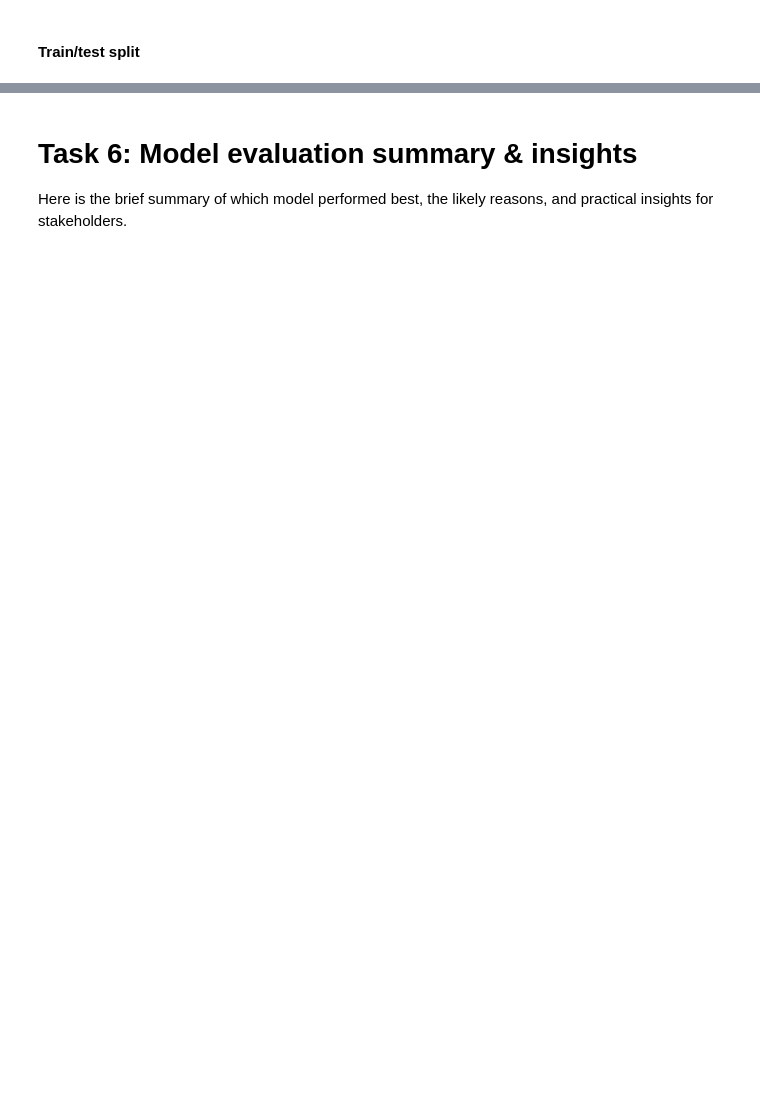
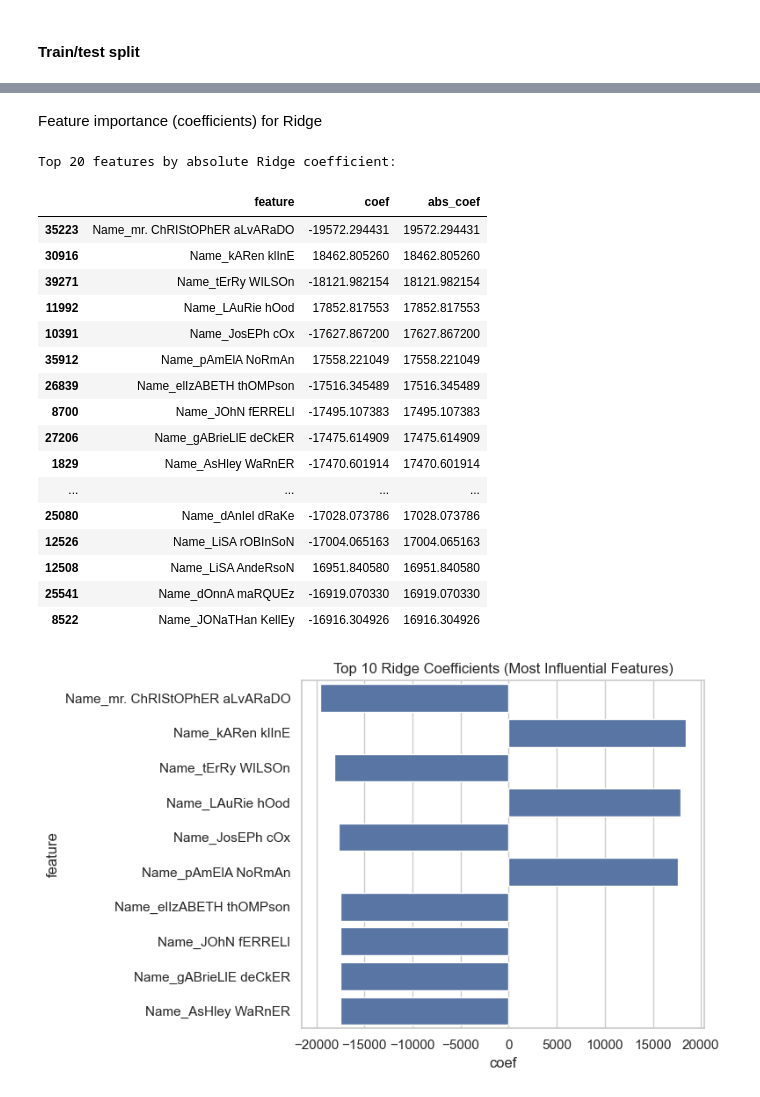
Before and after one commit to GaurabK19/Project-Deliverable-2-Regression-Modeling-and-Performance-Evaluation, a Jupyter notebook: main.ipynb, the cells around one changed output, grey strips where cells are left out. Cells and saved outputs as stored; diff of their text form; code cells hidden in the pictures; blank space fills up the shorter version.

```diff
--- a/main.ipynb
+++ b/main.ipynb
@@ -126,6 +181,7 @@ plt.show()
 # %%
-num_cols = [c for c in ['Age', 'Length_of_Stay', 'Room Number', 'Adm_Year', 'Adm_Month'] if c in data.columns]
-for c in num_cols:
+numeric_cols = [c for c in ['Age', 'Length_of_Stay', 'Room Number', 'Adm_Year', 'Adm_Month'] if c in data.columns]
+
+for c in numeric_cols:
     plt.figure(figsize=(8,3))
     sns.histplot(data[c].dropna(), kde=True, bins=30)
     plt.title(f'Distribution: {c}')
@@ -142,11 +198,13 @@ for c in num_cols:
 # %%
 cat_plot_cols = [c for c in ['Medical Condition', 'Hospital', 'Insurance Provider', 'Medication'] if c in data.columns]
+
 for c in cat_plot_cols:
     vc = data[c].value_counts().nlargest(10)
     plt.figure(figsize=(8,4))
     sns.barplot(x=vc.values, y=vc.index)
     plt.title(f'Top categories: {c}')
     plt.xlabel('Count')
+    plt.ylabel(c)
     plt.tight_layout()
     plt.show()
 # %% [output]
@@ -343,37 +501,62 @@ display(cv_df.describe().round(4))
+# %% [markdown]
+Feature importance (coefficients) for Ridge
 # %%
-# 4) Feature importance (coefficients) for Ridge (most stable)
-# Need to reconstruct feature names from preprocessor
 def get_feature_names(preproc, numeric_cols, categorical_cols):
+    """
+    Reconstruct feature names after ColumnTransformer + OneHotEncoder.
+    """
     names = []
+    # numeric features
     names.extend(numeric_cols)
+    # categorical features via one-hot
     ohe = preproc.named_transformers_['cat'].named_steps['onehot']
     try:
         ohe_names = list(ohe.get_feature_names_out(categorical_cols))
     except:
-        # fallback for older sklearn
+        # fallback for older versions
         cats = ohe.categories_
         ohe_names = []
         for i, cat_list in enumerate(cats):
             ohe_names += [f"{categorical_cols[i]}_{c}" for c in cat_list]
     names.extend(ohe_names)
     return names
 
-feature_names = get_feature_names(best_ridge.named_steps['pre'], numeric_features, categorical_features)
-coef_vals = best_ridge.named_steps['reg'].coef_
+# Use Ridge for more stable coefficients
+ridge_reg = pipe_ridge.named_steps['reg']
+ridge_pre = pipe_ridge.named_steps['pre']
+
+feature_names = get_feature_names(ridge_pre, numeric_features, categorical_features)
+coef_vals = ridge_reg.coef_
+
 coef_df = pd.DataFrame({'feature': feature_names, 'coef': coef_vals})
 coef_df['abs_coef'] = coef_df['coef'].abs()
 coef_df = coef_df.sort_values('abs_coef', ascending=False)
 
-# Show top 20 features by absolute coefficient
+print("Top 20 features by absolute Ridge coefficient:")
 display(coef_df.head(20))
 
-# Plot top 10
-topn = 10
-plt.figure(figsize=(8,4))
-sns.barplot(x='coef', y='feature', data=coef_df.head(topn))
-plt.title('Top 10 features by coefficient (Ridge)')
+plt.figure(figsize=(8,5))
+sns.barplot(x='coef', y='feature', data=coef_df.head(10))
+plt.title('Top 10 Ridge Coefficients (Most Influential Features)')
 plt.tight_layout()
 plt.show()
+# %% [output]
+Top 20 features by absolute Ridge coefficient:
+|  | feature | coef | abs_coef |
+| 35223 | Name_mr. ChRIStOPhER aLvARaDO | -19572.294431 | 19572.294431 |
+| 30916 | Name_kARen klInE | 18462.805260 | 18462.805260 |
+| 39271 | Name_tErRy WILSOn | -18121.982154 | 18121.982154 |
+| 11992 | Name_LAuRie hOod | 17852.817553 | 17852.817553 |
+| 10391 | Name_JosEPh cOx | -17627.867200 | 17627.867200 |
+| 35912 | Name_pAmElA NoRmAn | 17558.221049 | 17558.221049 |
+| 26839 | Name_elIzABETH thOMPson | -17516.345489 | 17516.345489 |
+| 8700 | Name_JOhN fERRELl | -17495.107383 | 17495.107383 |
+| 27206 | Name_gABrieLlE deCkER | -17475.614909 | 17475.614909 |
+| 1829 | Name_AsHley WaRnER | -17470.601914 | 17470.601914 |
+| ... | ... | ... | ... |
+| 25080 | Name_dAnIel dRaKe | -17028.073786 | 17028.073786 |
+| 12526 | Name_LiSA rOBInSoN | -17004.065163 | 17004.065163 |
+| 12508 | Name_LiSA AndeRsoN | 16951.840580 | 16951.840580 |
+| 25541 | Name_dOnnA maRQUEz | -16919.070330 | 16919.070330 |
+| 8522 | Name_JONaTHan KellEy | -16916.304926 | 16916.304926 |
+[figure, added]
-# %% [markdown]
-# Task 6: Model evaluation summary & insights
-Here is the brief summary of which model performed best, the likely reasons, and practical insights for stakeholders.
```
Also changed, not shown: parts of 54 cells of this notebook, 3 other files.
